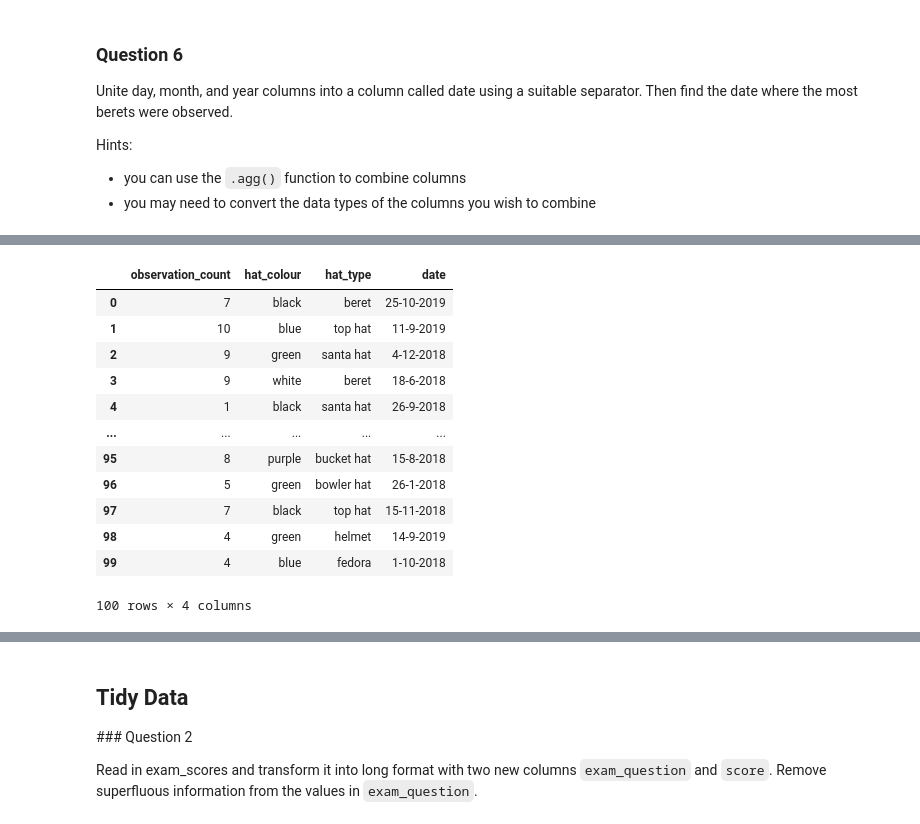
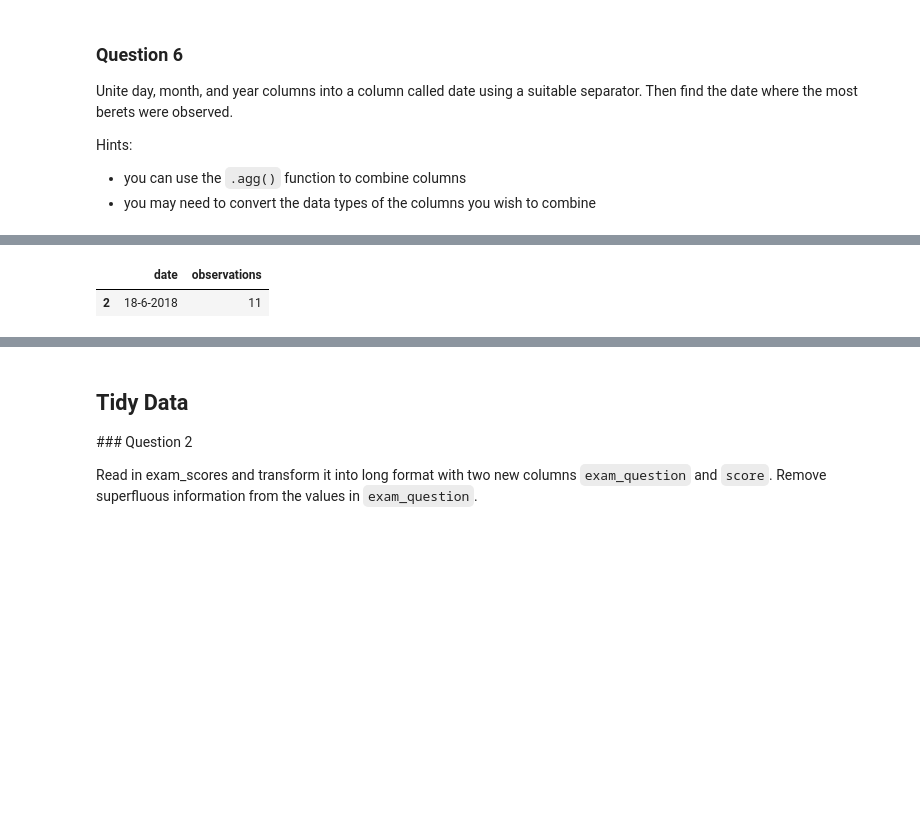
Before and after one commit to karenbgibson/codeclan_homework_KarenGibson, a Jupyter notebook: week_12/day_3/joins_tidy_bonus_hw.ipynb, the cells around one changed output, grey strips where cells are left out. Saved outputs shown, nothing was run; the diff lists cells and outputs as text; code cells hidden in the pictures; blank space fills up the shorter version.

```diff
--- a/week_12/day_3/joins_tidy_bonus_hw.ipynb
+++ b/week_12/day_3/joins_tidy_bonus_hw.ipynb
@@ -196,5 +222,6 @@ hat_observations
 100 rows × 5 columns
 # %%
 hat_observations[['hat_colour', 'hat_type']] = hat_observations.observation.str.split(',', expand=True)
+hat_observations.drop(columns = "observation", inplace = True)
 hat_observations
 # %% [output]
@@ -260,19 +321,15 @@ hat_observations = hat_observations.loc[:, ["observation_count", "hat_colour", "
 # %%
-hat_observations
+(
+    hat_observations
+    .loc[(hat_observations['hat_type'] == 'beret')]
+    .groupby('date', as_index=False)
+    .agg(observations = ('observation_count', 'sum'))
+    .sort_values('observations')
+    .tail(1)
+)
 # %% [output]
-|  | observation_count | hat_colour | hat_type | date |
-| 0 | 7 | black | beret | 25-10-2019 |
-| 1 | 10 | blue | top hat | 11-9-2019 |
-| 2 | 9 | green | santa hat | 4-12-2018 |
-| 3 | 9 | white | beret | 18-6-2018 |
-| 4 | 1 | black | santa hat | 26-9-2018 |
-| ... | ... | ... | ... | ... |
-| 95 | 8 | purple | bucket hat | 15-8-2018 |
-| 96 | 5 | green | bowler hat | 26-1-2018 |
-| 97 | 7 | black | top hat | 15-11-2018 |
-| 98 | 4 | green | helmet | 14-9-2019 |
-| 99 | 4 | blue | fedora | 1-10-2018 |
+|  | date | observations |
+| 2 | 18-6-2018 | 11 |
-100 rows × 4 columns
 # %% [markdown]
 # Extension
 
```
Also changed, not shown: parts of 9 cells of this notebook.
